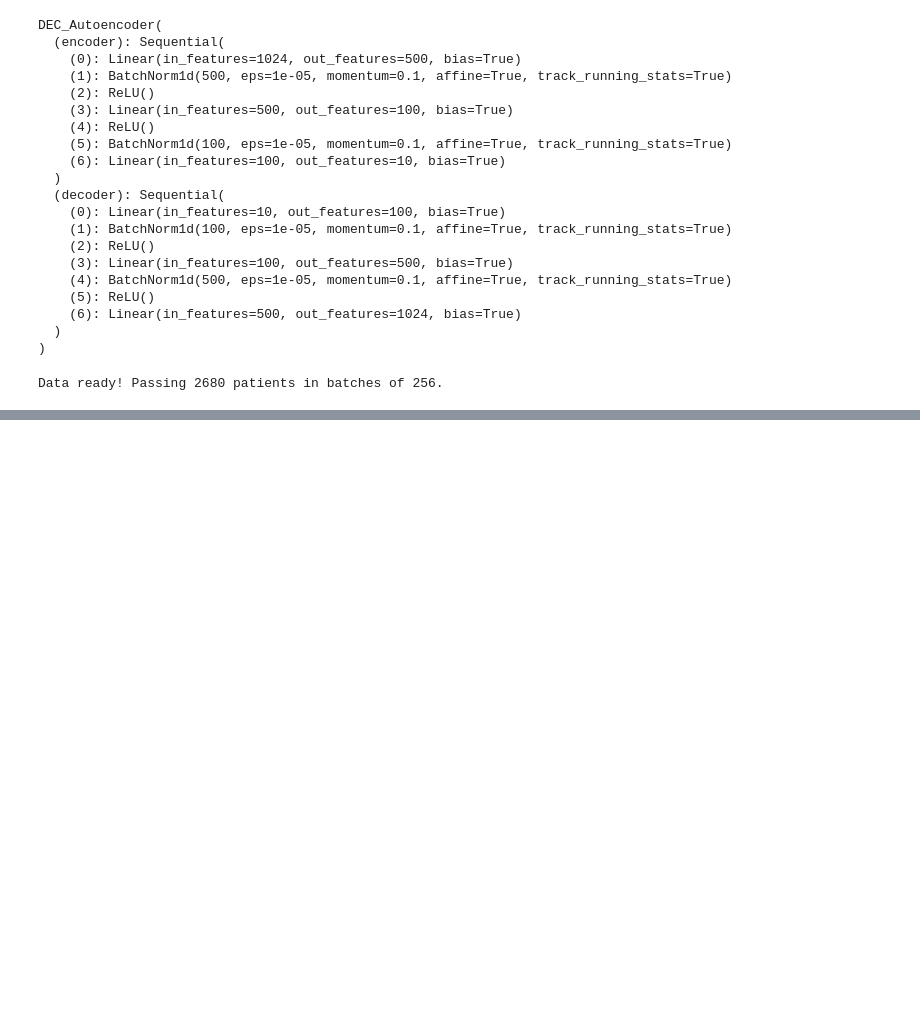
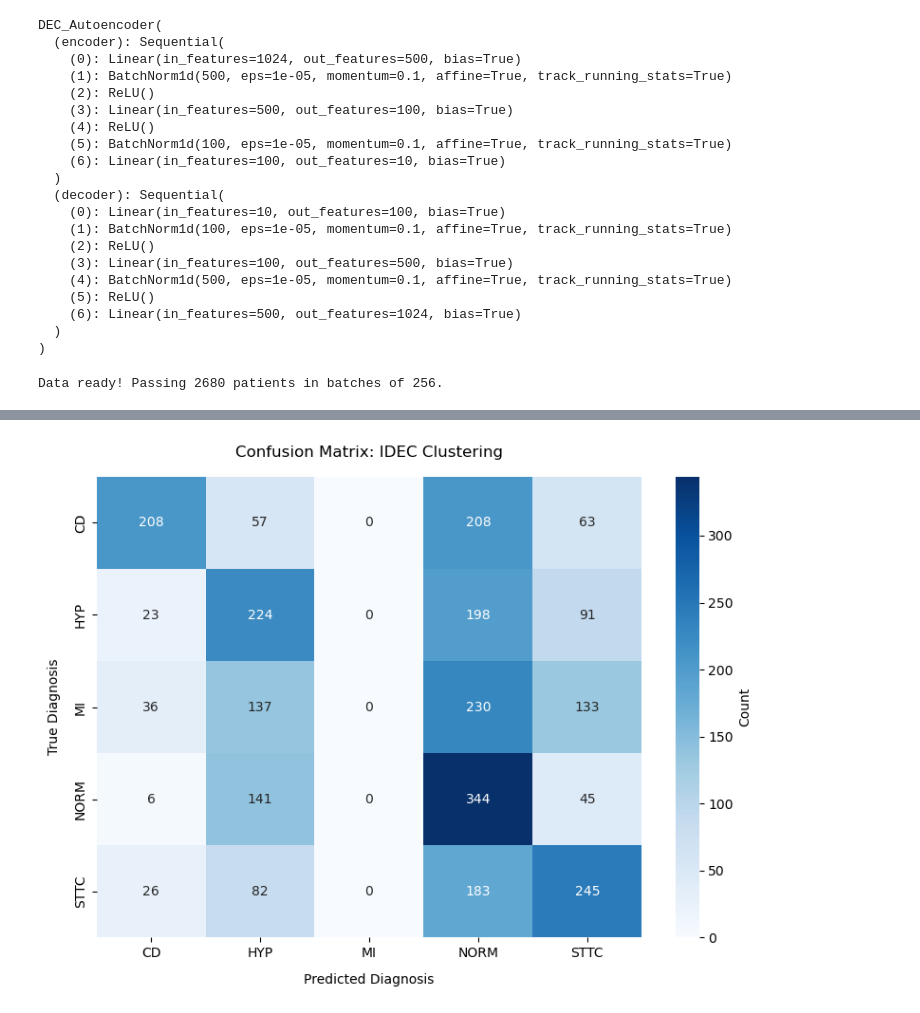
Before and after one commit to Gvince04/Szakdolgozat, a Jupyter notebook: pipeline_scripts/data_classification/data_clustering_dec.ipynb, the cells around one changed output, grey strips where cells are left out. Cells and saved outputs as stored; diff of their text form; code cells hidden in the pictures; blank space fills up the shorter version.

Commit message:
Fájlok feltisztítása, és szakdolgozat javítása (még nem teljes)

```diff
--- a/pipeline_scripts/data_classification/data_clustering_dec.ipynb
+++ b/pipeline_scripts/data_classification/data_clustering_dec.ipynb
@@ -184,7 +184,6 @@ class DEC_Autoencoder(nn.Module):
 
     def forward(self, x):
         encoded = self.encoder(x)
-        encoded = F.normalize(encoded, p = 2, dim = 1)
         decoded = self.decoder(encoded)
         return encoded, decoded
 # %%
@@ -408,7 +406,7 @@ with torch.no_grad():
 mapped_preds_dec = np.zeros_like(final_labels, dtype=object)
 true_labels_series = pd.Series(true_labels_balanced)
 
-for cluster_id in range(80):
+for cluster_id in range(5):
     idx = np.where(final_labels == cluster_id)[0]
 
     if len(idx) > 0:
@@ -448,7 +446,7 @@ class IDECModel(nn.Module):
         super(IDECModel, self).__init__()
         self.encoder = pretrained_autoencoder.encoder
         self.decoder = pretrained_autoencoder.decoder
-        self.dec_layer = DECLayer(n_clusters=80, hidden_dim=10)
+        self.dec_layer = DECLayer(n_clusters=5, hidden_dim=10)
         self.dec_layer.cluster_centers.data = initial_centers
 
     def forward(self, x):
@@ -548,7 +546,7 @@ with torch.no_grad():
 mapped_preds_dec = np.zeros_like(final_labels, dtype=object)
 true_labels_series = pd.Series(true_labels_balanced)
 
-for cluster_id in range(80):
+for cluster_id in range(5):
     idx = np.where(final_labels == cluster_id)[0]
 
     if len(idx) > 0:
@@ -558,7 +556,7 @@ for cluster_id in range(80):
 final_idec_purity = accuracy_score(true_labels_balanced, mapped_preds_dec)
 ari_dec = adjusted_rand_score(true_labels_balanced, final_labels)
 
-print(f"Clusters Found: n")
+print(f"Clusters Found: 5")
 print(f"Adjusted Rand Index (ARI): {ari_dec:.4f}")
 print(f"Cluster Purity Accuracy:   {final_idec_purity*100:.1f}%")
 print("========================================")
@@ -570 +568,72 @@ Cluster Purity Accuracy:   36.2%
 ========================================
+# %%
+import numpy as np
+import pandas as pd
+import matplotlib.pyplot as plt
+import seaborn as sns
+from sklearn.metrics import confusion_matrix, classification_report
+import torch
+import os
+
+print("--- IDEC Tévesztési Mátrix (Confusion Matrix) Generálása ---")
+
+# 1. A modell '.eval()' módba kapcsolása (BatchNorm fagyasztása)
+idec_model.eval()
+
+# 2. Predikciók kinyerése a teljes, kiegyensúlyozott adathalmazon
+with torch.no_grad():
+    _, _, q_all = idec_model(X_tensor_balanced)
+    # A legmagasabb valószínűségű klaszter kiválasztása
+    idec_preds = torch.argmax(q_all, dim=1).cpu().numpy()
+
+# 3. Valós címkék betöltése
+true_labels = df_balanced['label'].values
+
+# 4. Klaszterek leképezése orvosi címkékre (Majority Voting)
+mapped_preds = np.zeros(len(idec_preds), dtype=object)
+
+for cluster_id in np.unique(idec_preds):
+    # Megkeressük azokat a pontokat, amik ebbe a klaszterbe kerültek
+    idx = np.where(idec_preds == cluster_id)[0]
+
+    if len(idx) > 0:
+        # Mi a leggyakoribb valós diagnózis ebben a klaszterben?
+        majority_disease = pd.Series(true_labels[idx]).mode()[0]
+        mapped_preds[idx] = majority_disease
+
+# 5. Egyedi osztályok listája a tengelyek feliratozásához
+unique_classes = sorted(np.unique(true_labels))
+
+# 6. Tévesztési mátrix kiszámítása
+cm = confusion_matrix(true_labels, mapped_preds, labels=unique_classes)
+
+# ==========================================
+# --- VIZUALIZÁCIÓ (SEABORN HEATMAP) ---
+# ==========================================
+plt.figure(figsize=(8, 6))
+sns.heatmap(cm, annot=True, fmt='d', cmap='Blues',
+            xticklabels=unique_classes,
+            yticklabels=unique_classes,
+            cbar_kws={'label': 'Count'})
+
+plt.title('Confusion Matrix: IDEC Clustering', pad=15)
+plt.xlabel('Predicted Diagnosis', labelpad=10)
+plt.ylabel('True Diagnosis', labelpad=10)
+plt.tight_layout()
+
+# 7. Mentés beállítása
+output_dir = "output" # Ha használsz args['output_dir']-t, cseréld ki arra!
+os.makedirs(output_dir, exist_ok=True)
+cm_path_png = os.path.join(output_dir, "confusion_matrix_idec.png")
+
+plt.savefig(cm_path_png, dpi=300, bbox_inches='tight')
+print(f"IDEC tévesztési mátrix sikeresen kimentve ide: {cm_path_png}")
+
+plt.show()
+
+# +1 Bónusz: Klasszifikációs jelentés (Classification Report) kiírása
+print("\n" + "="*50)
+print("Detailed Classification Report (IDEC Majority Voting):")
+print("="*50)
+print(classification_report(true_labels, mapped_preds, zero_division=0))
+# %% [output]
@@ -570,0 +642 @@ Cluster Purity Accuracy:   36.2%
+[figure, added]
```
Also changed, not shown: parts of 7 cells of this notebook, 35 other files.
